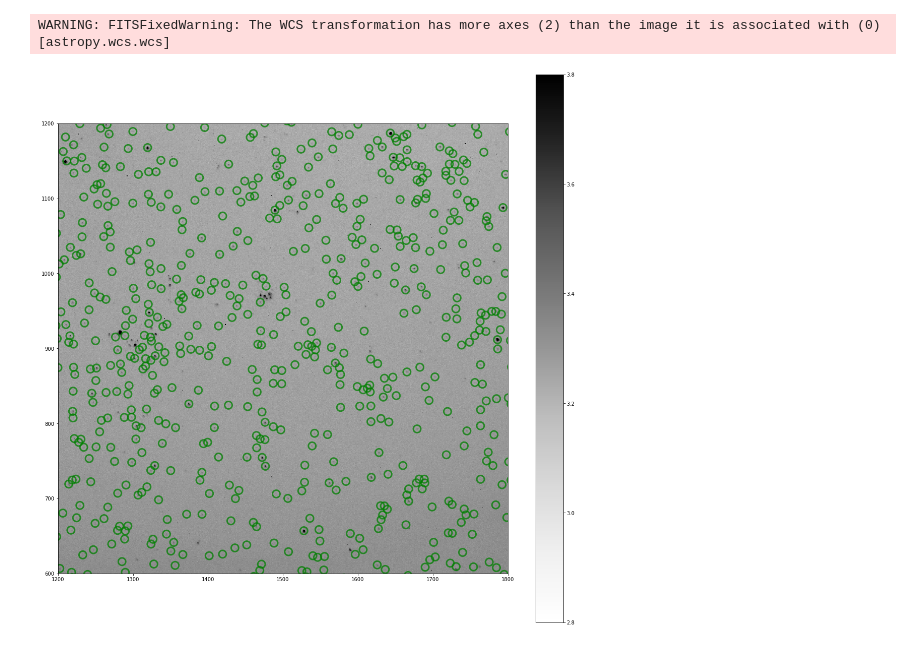
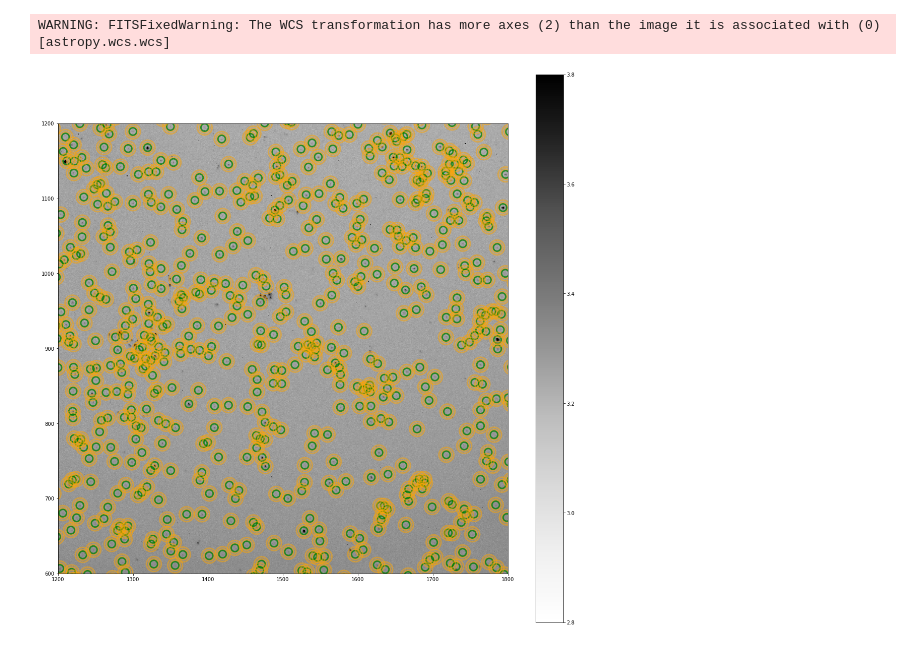
Before and after one commit to lsst/all_sky_phot, a Jupyter notebook: data/az_camera/L3_files.ipynb, the cells around one changed output. Saved outputs shown, nothing was run; the diff lists cells and outputs as text; code cells hidden in the pictures.

```diff
--- a/data/az_camera/L3_files.ipynb
+++ b/data/az_camera/L3_files.ipynb
@@ -82,14 +83,15 @@ good_cat = good_cat[goodpix]
 x_expected = x_expected[goodpix]
 y_expected = y_expected[goodpix]
 apertures = CircularAperture( (x_expected, y_expected), r=5.)
-annulus_apertures = CircularAnnulus((x_expected, y_expected), r_in=6., r_out=8.)
+bkg_aper = CircularAnnulus((x_expected, y_expected), r_in=7., r_out=10.)
 # %%
 plt.figure(figsize=[20,20])
 plt.imshow(np.log10(image),  cmap='Greys', origin='lower', vmin=2.8, vmax=3.8)
 plt.colorbar()
 plt.xlim([1200, 1800])
 plt.ylim([600,1200])
 # Predicted locations in green
 apertures.plot(color='green', lw=3, alpha=0.75)
+bkg_aper.plot(color='orange', lw=3, alpha=.5)
 # %% [output]
-[figure, old version]
+[figure, new version]
```
Also changed, not shown: parts of 14 cells of this notebook, 2 other files.
